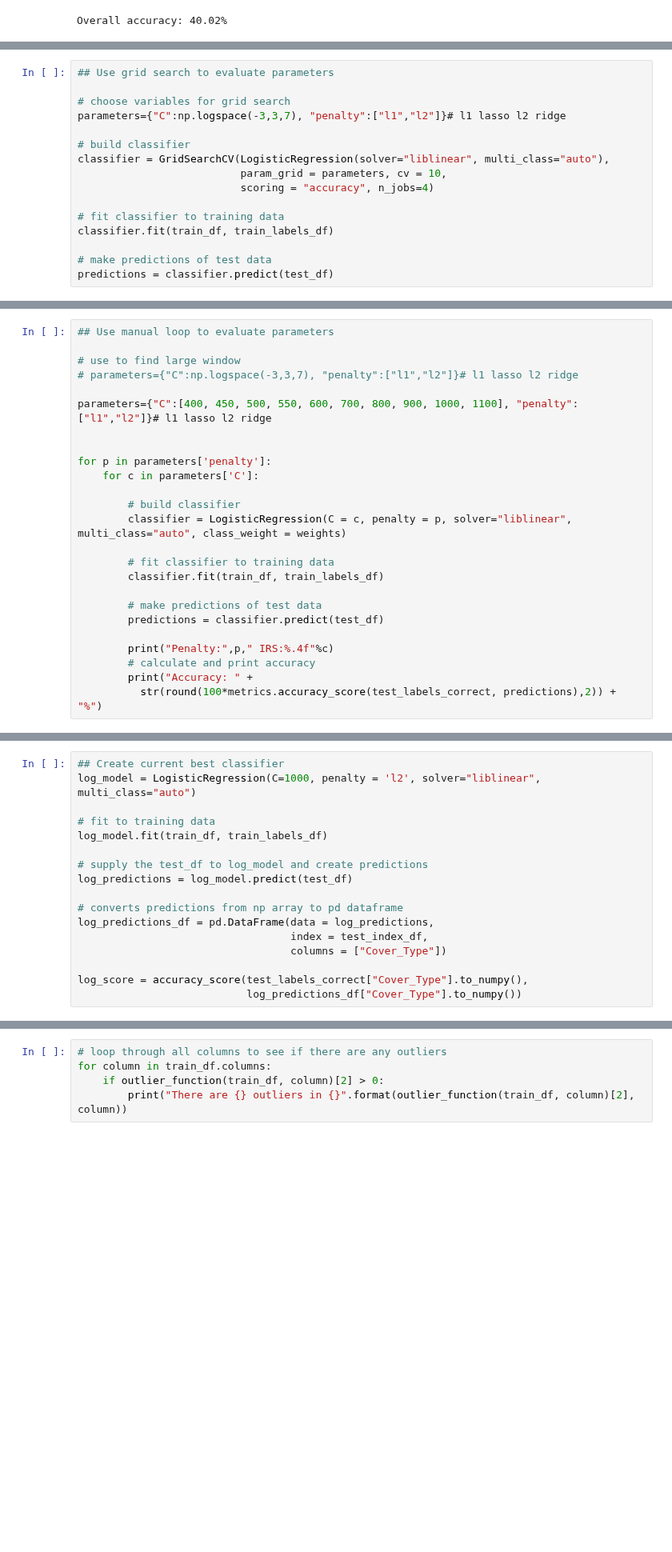
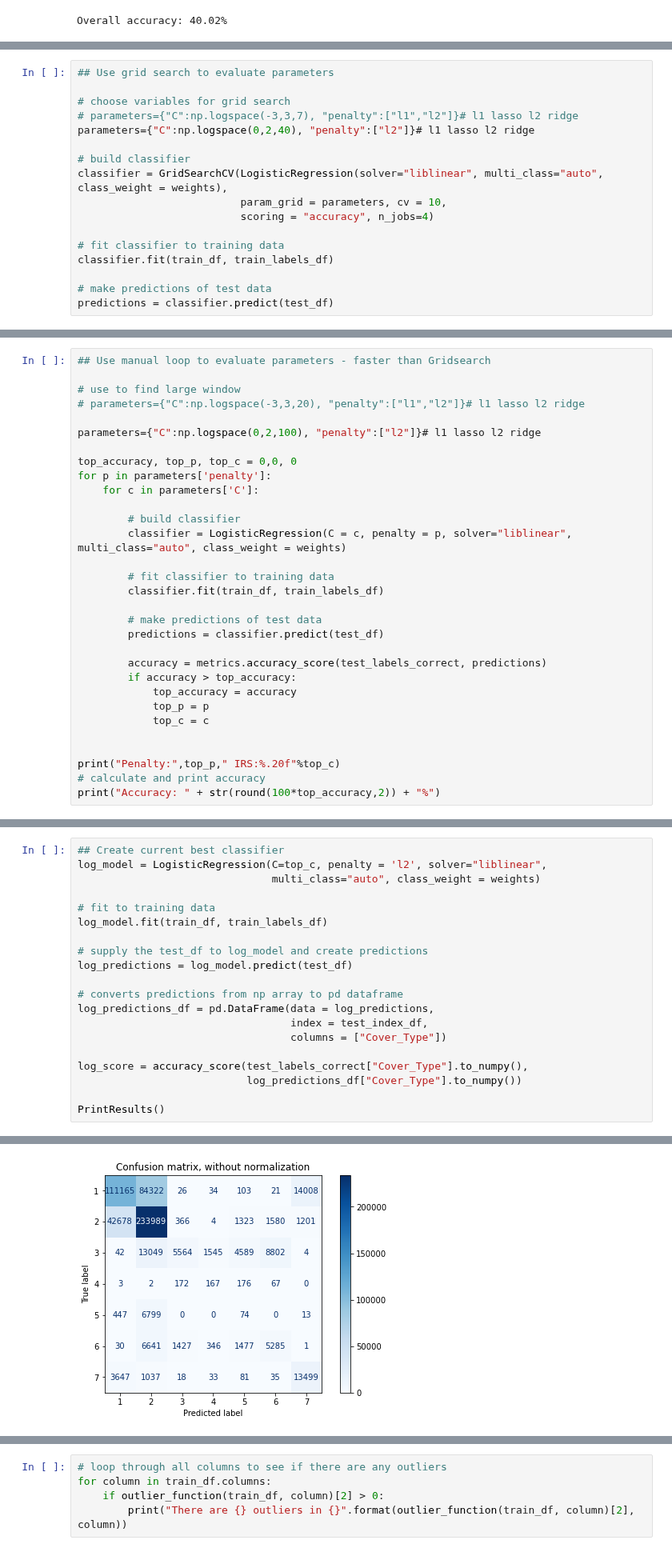
Before and after one commit to aidan-jackson-data/Forest-Cover-Type-Prediction, a Jupyter notebook: Models/Logistic Regression/Log_Reg-Copy1.ipynb, the cells around one changed output, grey strips where cells are left out. Shown at 80% size. Drawn from its saved outputs; the diff is of its cells as text; blank space fills up the shorter version.

```diff
--- a/Models/Logistic Regression/Log_Reg-Copy1.ipynb
+++ b/Models/Logistic Regression/Log_Reg-Copy1.ipynb
@@ -218,10 +281,11 @@ Overall accuracy: 40.02%
 ## Use grid search to evaluate parameters
 
 # choose variables for grid search
-parameters={"C":np.logspace(-3,3,7), "penalty":["l1","l2"]}# l1 lasso l2 ridge
+# parameters={"C":np.logspace(-3,3,7), "penalty":["l1","l2"]}# l1 lasso l2 ridge
+parameters={"C":np.logspace(0,2,40), "penalty":["l2"]}# l1 lasso l2 ridge
 
 # build classifier
-classifier = GridSearchCV(LogisticRegression(solver="liblinear", multi_class="auto"),
+classifier = GridSearchCV(LogisticRegression(solver="liblinear", multi_class="auto", class_weight = weights),
                           param_grid = parameters, cv = 10,
                           scoring = "accuracy", n_jobs=4)
 
@@ -242,12 +306,12 @@ Overall accuracy: 55.64%
 # %%
-## Use manual loop to evaluate parameters
+## Use manual loop to evaluate parameters - faster than Gridsearch
 
 # use to find large window
-# parameters={"C":np.logspace(-3,3,7), "penalty":["l1","l2"]}# l1 lasso l2 ridge
+# parameters={"C":np.logspace(-3,3,20), "penalty":["l1","l2"]}# l1 lasso l2 ridge
 
-parameters={"C":[400, 450, 500, 550, 600, 700, 800, 900, 1000, 1100], "penalty":["l1","l2"]}# l1 lasso l2 ridge
+parameters={"C":np.logspace(0,2,100), "penalty":["l2"]}# l1 lasso l2 ridge
 
-
+top_accuracy, top_p, top_c = 0,0, 0
 for p in parameters['penalty']:
     for c in parameters['C']:
 
@@ -260,8 +324,14 @@ for p in parameters['penalty']:
         # make predictions of test data
         predictions = classifier.predict(test_df)
 
-        print("Penalty:",p," IRS:%.4f"%c)
-        # calculate and print accuracy
-        print("Accuracy: " +
-          str(round(100*metrics.accuracy_score(test_labels_correct, predictions),2)) + "%")
+        accuracy = metrics.accuracy_score(test_labels_correct, predictions)
+        if accuracy > top_accuracy:
+            top_accuracy = accuracy
+            top_p = p
+            top_c = c
+
+
+print("Penalty:",top_p," IRS:%.20f"%top_c)
+# calculate and print accuracy
+print("Accuracy: " + str(round(100*top_accuracy,2)) + "%")
 # %% [output]
@@ -285,6 +340,7 @@ Accuracy: 61.43%
 # %%
 ## Create current best classifier
-log_model = LogisticRegression(C=1000, penalty = 'l2', solver="liblinear", multi_class="auto")
+log_model = LogisticRegression(C=top_c, penalty = 'l2', solver="liblinear",
+                               multi_class="auto", class_weight = weights)
 
 # fit to training data
 log_model.fit(train_df, train_labels_df)
@@ -299,3 +355,6 @@ log_predictions_df = pd.DataFrame(data = log_predictions,
 
 log_score = accuracy_score(test_labels_correct["Cover_Type"].to_numpy(),
                            log_predictions_df["Cover_Type"].to_numpy())
+
+PrintResults()
+# %% [output]
@@ -301,0 +374 @@ log_score = accuracy_score(test_labels_correct["Cover_Type"].to_numpy(),
+[figure, added]
```
Also changed, not shown: parts of 40 cells of this notebook, 4 other files.
